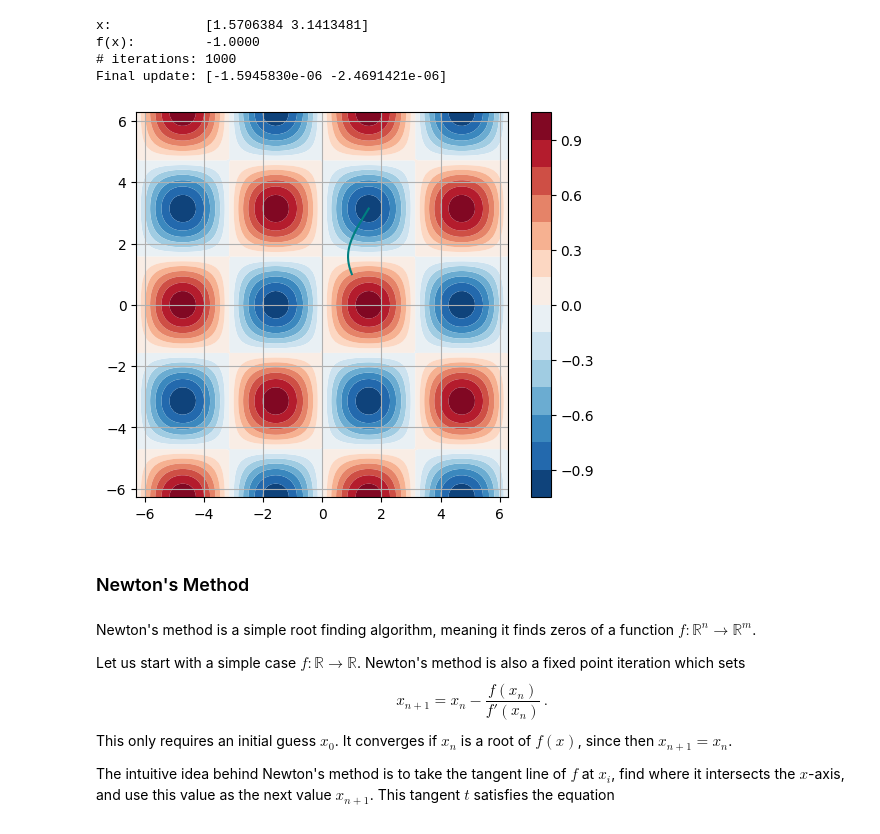
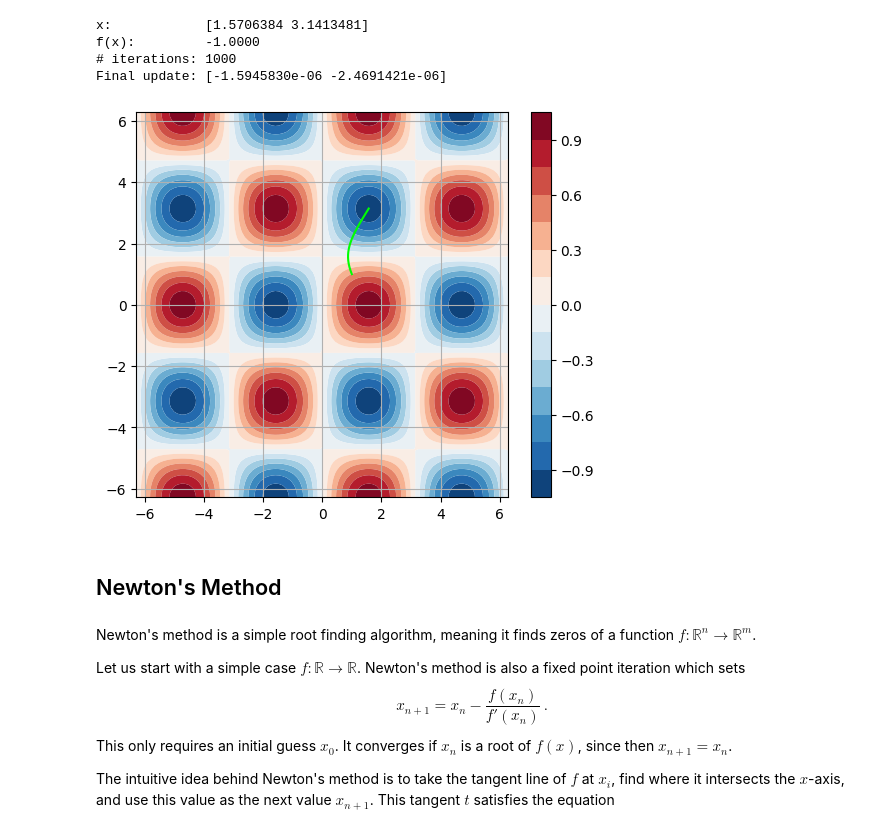
Before and after one commit to ruehlef/PHYS4606_Spring2024, a Jupyter notebook: week 3/Week 3 - Optimization and Root Finding.ipynb, the cells around one changed output. Saved outputs shown, nothing was run; the diff lists cells and outputs as text; code cells hidden in the pictures.

```diff
--- a/week 3/Week 3 - Optimization and Root Finding.ipynb
+++ b/week 3/Week 3 - Optimization and Root Finding.ipynb
@@ -65,13 +67,13 @@ Final update: [-1.5945830e-06 -2.4691421e-06]
 # %%
 plt.figure(figsize=(6, 5))
 contour = plt.contourf(x0s, x1s, zs, levels=14, antialiased=True, cmap="RdBu_r")
 plt.colorbar(contour)
 plt.grid(True)
-plt.plot([x[0] for x in intermediate_xs], [x[1] for x in intermediate_xs], c='teal');
+plt.plot([x[0] for x in intermediate_xs], [x[1] for x in intermediate_xs], c='lime');
 # %% [output]
-[figure, old version]
+[figure, new version]
 # %% [markdown]
-### Newton's Method
+## Newton's Method
 # %% [markdown]
 Newton's method is a simple root finding algorithm, meaning it finds zeros of a function $f:\mathbb{R}^n\to\mathbb{R}^m$.
 
```
Also changed, not shown: parts of 8 cells of this notebook.
